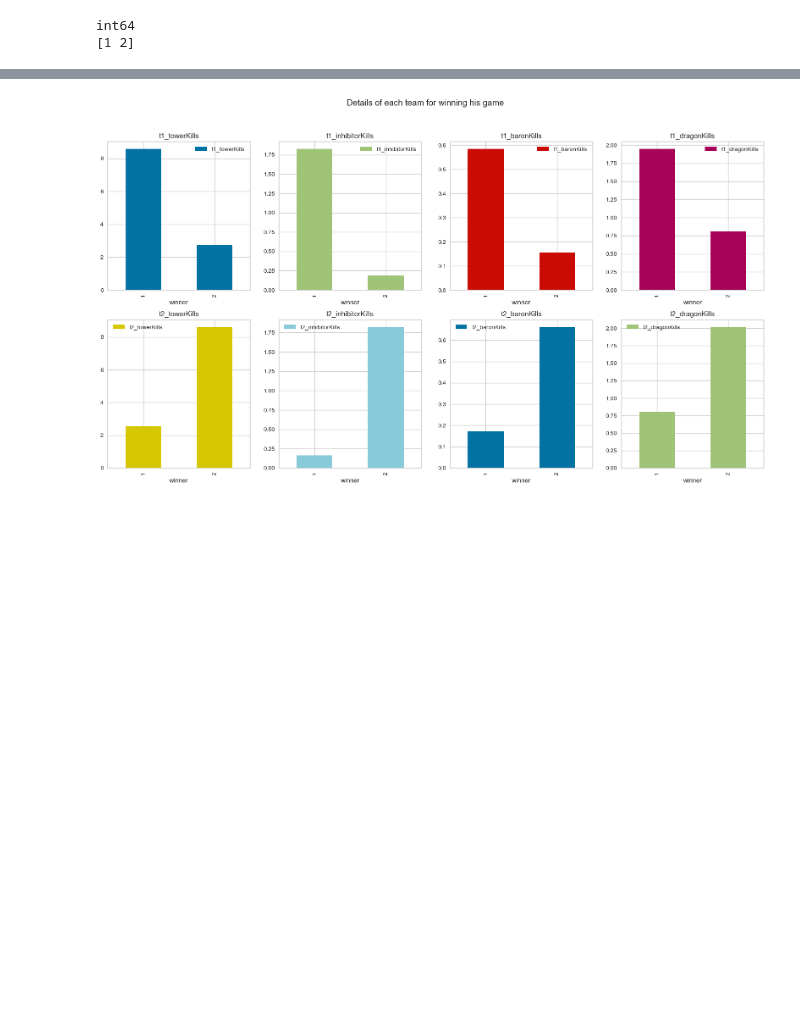
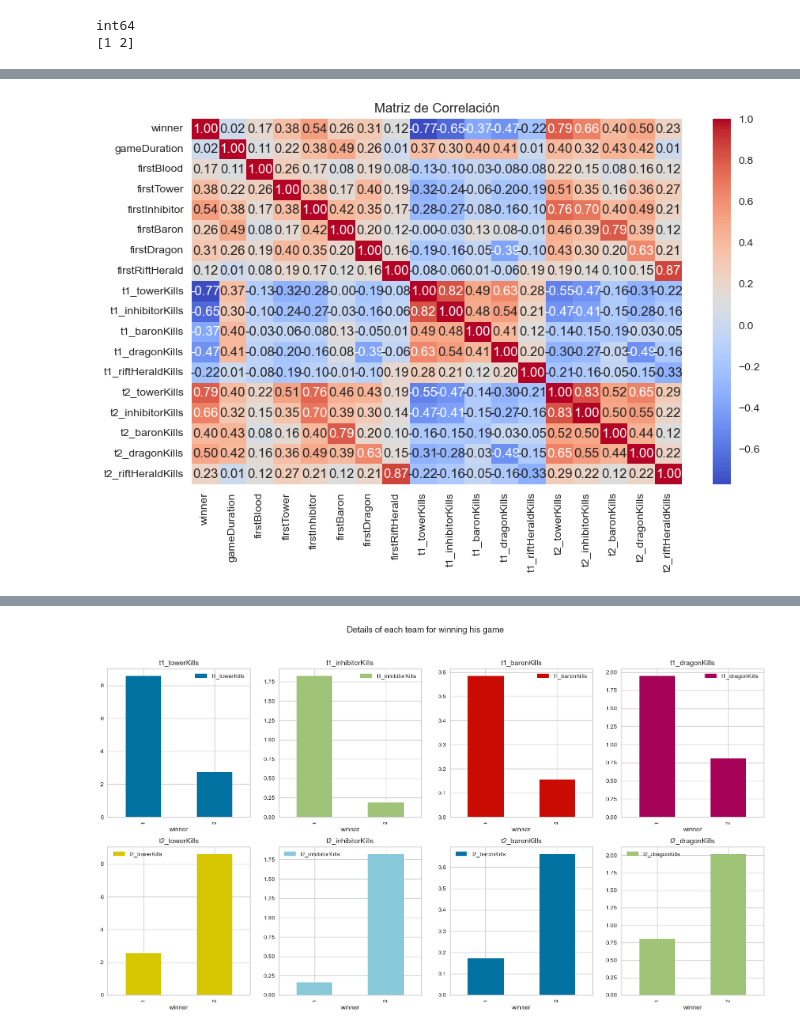
Before and after one commit to NIU1688916/Kaggle_LOL, a Jupyter notebook: Kaggle LOL.ipynb, the cells around one changed output, grey strips where cells are left out. Saved outputs shown, nothing was run; the diff lists cells and outputs as text; code cells hidden in the pictures; blank space fills up the shorter version.

```diff
--- a/Kaggle LOL.ipynb
+++ b/Kaggle LOL.ipynb
@@ -150,3 +153,14 @@ sns.pairplot(dfPlot, hue='winner')
+# %%
+# Matriz de correlación
+correlation_matrix = df.corr()
+
+# Visualización de la matriz de correlación en un mapa de calor
+plt.figure(figsize=(10, 6))
+sns.heatmap(correlation_matrix, annot=True, cmap="coolwarm", fmt=".2f")
+plt.title("Matriz de Correlación")
+plt.show()
+# %% [output]
+[figure, added]
 # %%
 setup(df,target="winner")
 compare_models()
```
Also changed, not shown: parts of 4 cells of this notebook.
